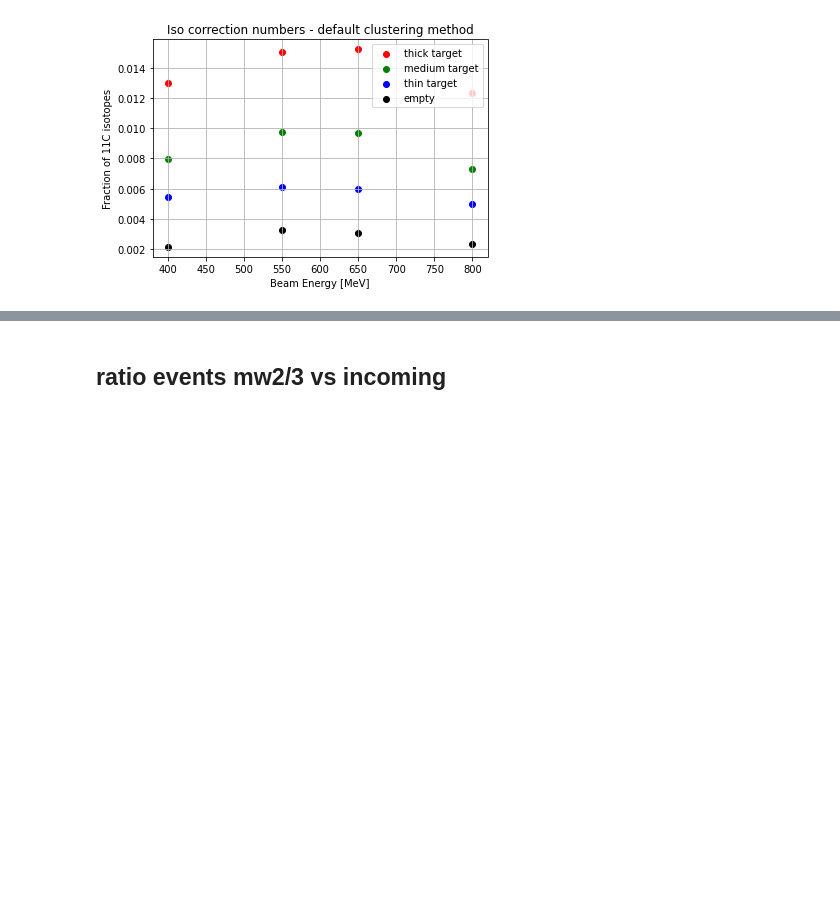
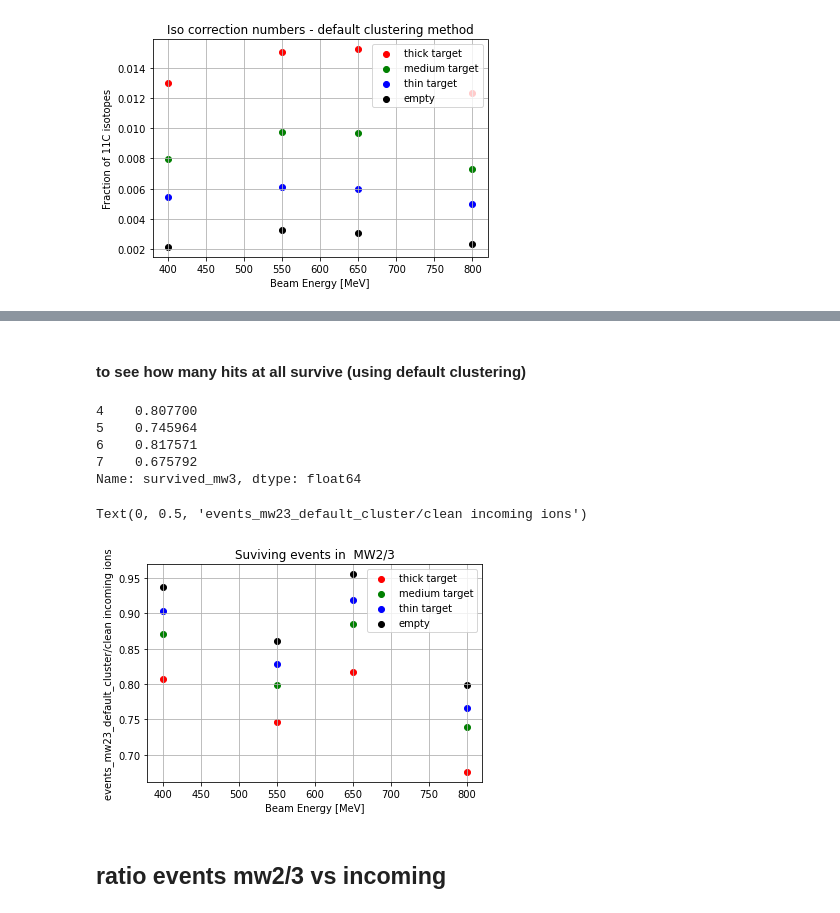
Before and after one commit to jenegger/r3bweek24_gsi, a Jupyter notebook: preliminary_charge_chaning_methods.ipynb, the cells around one changed output, grey strips where cells are left out. Saved outputs shown, nothing was run; the diff lists cells and outputs as text; code cells hidden in the pictures; blank space fills up the shorter version.

```diff
--- a/preliminary_charge_chaning_methods.ipynb
+++ b/preliminary_charge_chaning_methods.ipynb
@@ -1143,3 +1172,32 @@ Text(0, 0.5, 'Fraction of 11C isotopes')
+# %% [markdown]
+#### to see how many hits at all survive (using default clustering)
+# %%
+surv23_2198 = df_iso_own.loc[(df_iso_own["targettype"] == "c_2198")]['survived_mw3']
+surv23_1086 = df_iso_own.loc[(df_iso_own["targettype"] == "c_1086")]['survived_mw3']
+surv23_54 = df_iso_own.loc[(df_iso_own["targettype"] == "c_54")]['survived_mw3']
+surv23_empty = df_iso_own.loc[(df_iso_own["targettype"] == "empty")]['survived_mw3']
+print(surv23_2198)
+
+fig, ax = plt.subplots()
+#fig.tight_layout()
+
+ax.scatter(energy,surv23_2198,label="thick target",color='red',marker="o")
+ax.scatter(energy,surv23_1086,label="medium target",color='green',marker="o")
+ax.scatter(energy,surv23_54,label="thin target",color='blue',marker="o")
+ax.scatter(energy,surv23_empty,label="empty",color='black',marker="o")
+ax.legend()
+ax.grid()
+ax.set_title("Suviving events in  MW2/3")
+ax.set_xlabel("Beam Energy [MeV]")
+ax.set_ylabel("events_mw23_default_cluster/clean incoming ions")
+# %% [output]
+4    0.807700
+5    0.745964
+6    0.817571
+7    0.675792
+Name: survived_mw3, dtype: float64
+Text(0, 0.5, 'events_mw23_default_cluster/clean incoming ions')
+[figure, added]
 # %% [markdown]
 ## ratio events mw2/3 vs incoming
 # %% [markdown]
```
Also changed, not shown: parts of 2 cells of this notebook.
